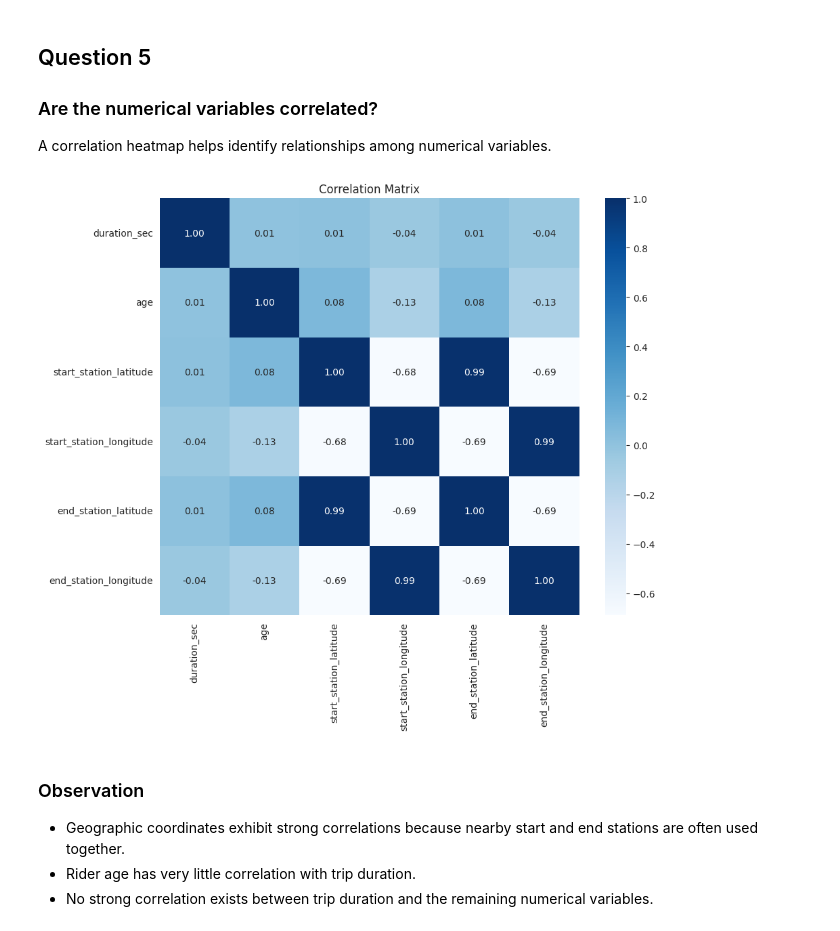
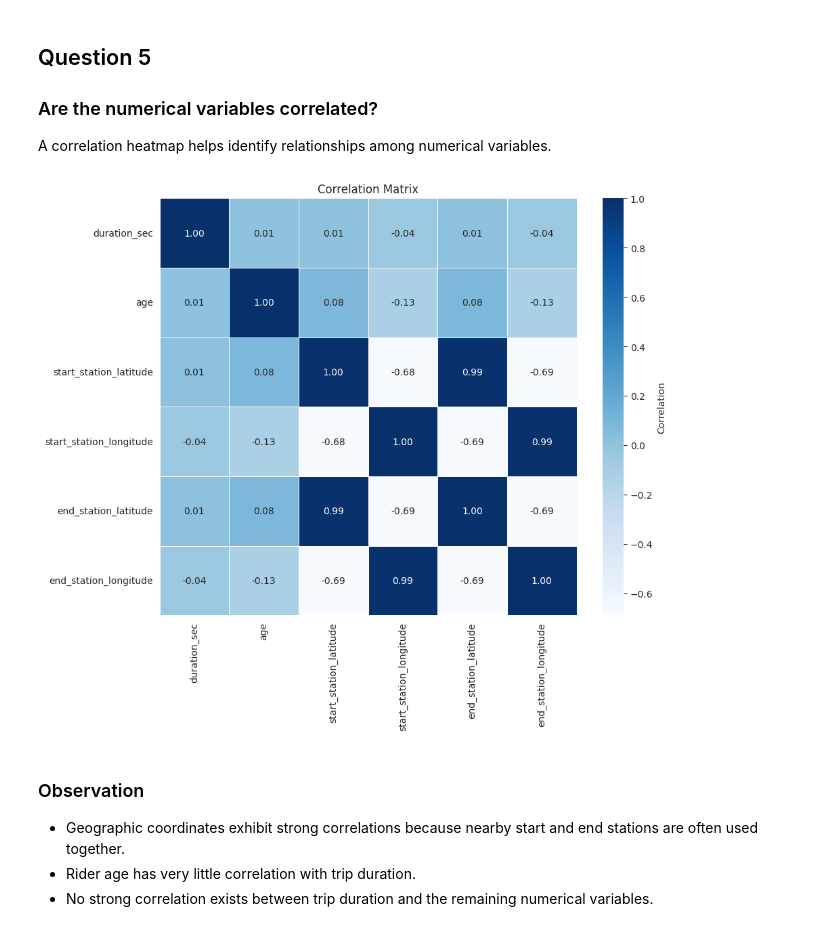
Before and after one commit to MAHAKAAL-vk/Data_Analytics_with_python, a Jupyter notebook: Part_I_exploration.ipynb, the cells around one changed output. Saved outputs shown, nothing was run; the diff lists cells and outputs as text; code cells hidden in the pictures.

```diff
--- a/Part_I_exploration.ipynb
+++ b/Part_I_exploration.ipynb
@@ -25,4 +25,3 @@ import seaborn as sns
 
 # Configure plot appearance
 sns.set_style("whitegrid")
-plt.rcParams["figure.figsize"] = (10, 6)
@@ -271,6 +333,12 @@ plt.show()
 Since the trip duration distribution is heavily skewed, applying a logarithmic transformation helps reveal its underlying shape.
 # %%
 # Log-transformed trip duration
+df['log_duration'] = np.log10(df['duration_sec'])
+
+display_distribution_stats(
+    df['log_duration'],
+    "Log-Transformed Trip Duration Distribution"
+)
 
 plt.figure(figsize=(10,6))
 
@@ -280,14 +348,14 @@ plt.hist(df['duration_sec'], bins=bins)
 
 plt.xscale('log')
 
+add_distribution_statistics(df['duration_sec'])
+
 ticks = [10,30,100,300,1000,3000,10000]
 labels = ['10','30','100','300','1k','3k','10k']
 
 plt.xticks(ticks, labels)
 
-plt.title('Log-Transformed Distribution of Trip Duration')
-plt.xlabel('Trip Duration (seconds)')
-plt.ylabel('Number of Trips')
+add_title_and_labels('Log-Transformed Distribution of Trip Duration','Trip Duration (seconds)','Number of Trips')
 
-plt.show()
+finalize_plot()
 # %% [output]
@@ -591,27 +652,30 @@ A correlation heatmap helps identify relationships among numerical variables.
 # %%
 numeric_cols = [
     'duration_sec',
     'age',
     'start_station_latitude',
     'start_station_longitude',
     'end_station_latitude',
     'end_station_longitude'
 ]
 
 plt.figure(figsize=(10,8))
 
 sns.heatmap(
     df[numeric_cols].corr(),
     annot=True,
     cmap='Blues',
-    fmt='.2f'
+    fmt='.2f',
+    linewidths=0.5,
+    square=True,
+    cbar_kws={'label': 'Correlation'}
 )
 
-plt.title('Correlation Matrix')
+add_title_and_labels('Correlation Matrix',"","")
 
 plt.show()
 # %% [output]
-[figure, old version]
+[figure, new version]
 # %% [markdown]
 ### Observation
 
```
Also changed, not shown: parts of 16 cells of this notebook, 2 other files.
